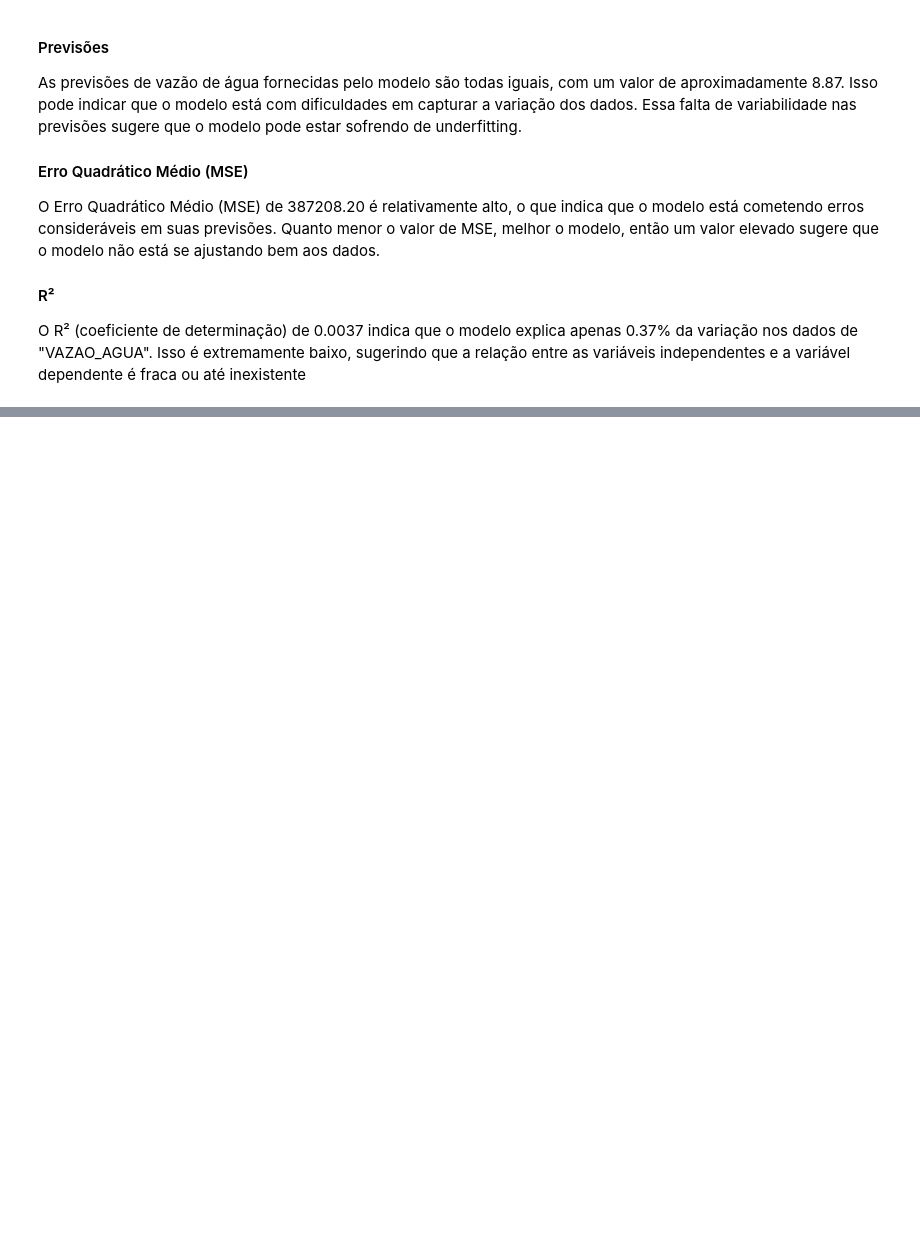
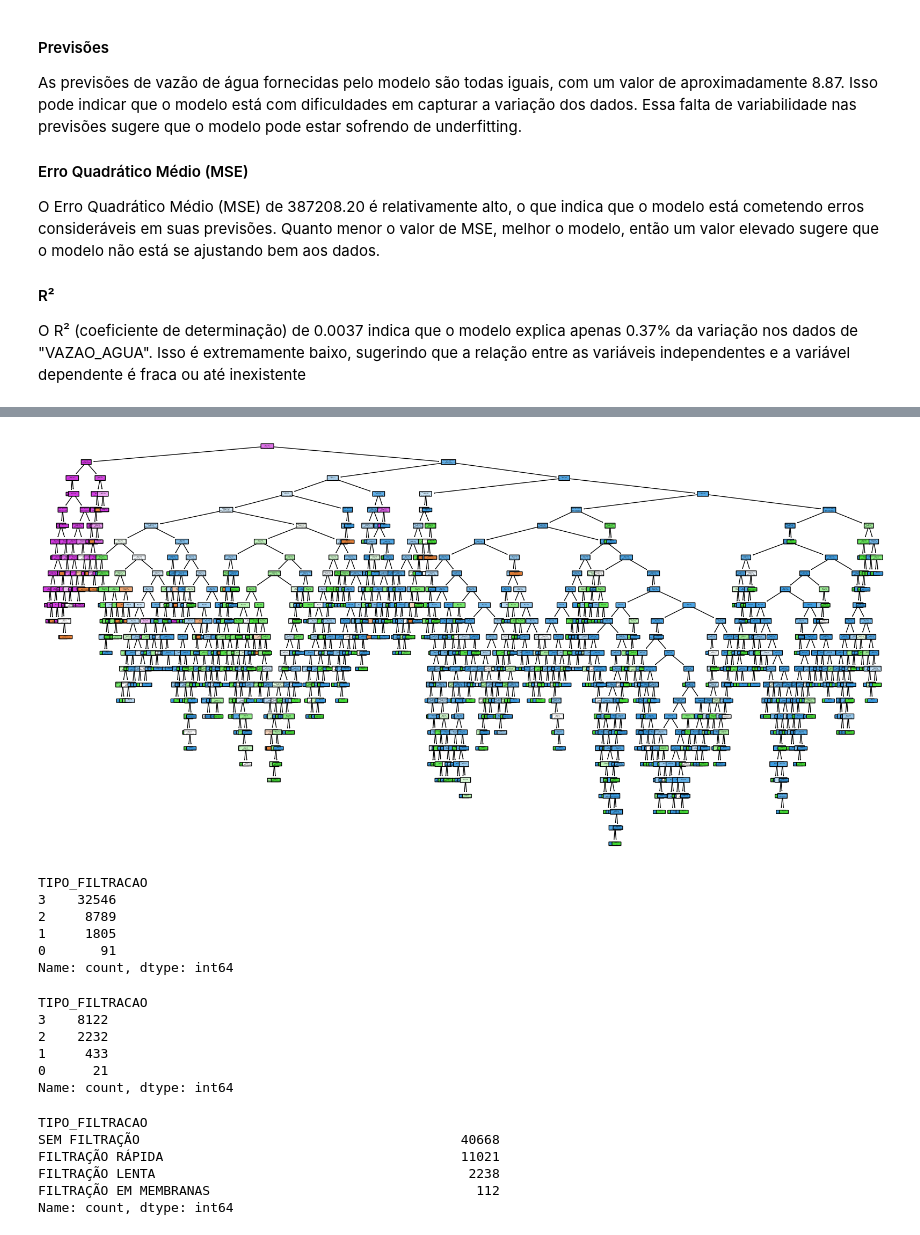
Before and after one commit to gabubits/TPTecDS, a Jupyter notebook: TPCheck2.ipynb, the cells around one changed output, grey strips where cells are left out. Drawn from its saved outputs; the diff is of its cells as text; code cells hidden in the pictures; blank space fills up the shorter version.

```diff
--- a/TPCheck2.ipynb
+++ b/TPCheck2.ipynb
@@ -483,3 +485,39 @@ O Erro Quadrático Médio (MSE) de 387208.20 é relativamente alto, o que indica
 
 #### R²
 O R² (coeficiente de determinação) de 0.0037 indica que o modelo explica apenas 0.37% da variação nos dados de "VAZAO_AGUA". Isso é extremamente baixo, sugerindo que a relação entre as variáveis independentes e a variável dependente é fraca ou até inexistente
+# %%
+import pandas as pd
+from sklearn.model_selection import train_test_split
+from sklearn.tree import DecisionTreeClassifier , plot_tree
+from sklearn.metrics import classification_report, accuracy_score
+
+
+# Carregar os dados
+df = pd.read_csv("trat_num.csv")
+
+# Remover colunas de identificação e variáveis numéricas indesejadas
+cols_to_drop = ["COD_IBGE", "TIPO_INST", "SIGLA_INST", "NOME_INST", "FORMA_ABASTEC",
+                "NOME_F_ABASTEC", "NOME_ETA", "ANO"]
+df = df.drop(columns=cols_to_drop)
+
+# Definir variáveis independentes (X) e dependente (y)
+X = df.drop(columns=["TIPO_FILTRACAO"])
+y = df["TIPO_FILTRACAO"]
+
+# Dividir em treino e teste
+X_train, X_test, y_train, y_test = train_test_split(X, y, test_size=0.2, random_state=42)
+
+# Criar e treinar o modelo
+clf = DecisionTreeClassifier(random_state=42)
+clf.fit(X_train, y_train)
+
+# Fazer previsões
+y_pred = clf.predict(X_test)
+
+# Avaliar o modelo
+accuracy = accuracy_score(y_test, y_pred)
+report = classification_report(y_test, y_pred)
+
+print(f"Acurácia: {accuracy:.2f}")
+print("Relatório de Classificação:")
+print(report)
@@ -485,0 +537,39 @@ O R² (coeficiente de determinação) de 0.0037 indica que o modelo explica apen
+# %%
+# Mostrar a árvore de decisão
+class_names = ["Filtração em Membranas", "Filtração Lenta", "Filtração Rápida", "Sem Filtração"]
+
+plt.figure(figsize=(20, 10))
+plot_tree(clf, filled=True, feature_names=X.columns, class_names=class_names, rounded=True)
+plt.show()
+# %% [output]
+[figure, added]
+# %%
+contagem = y_train.value_counts()
+print(contagem)
+# %% [output]
+TIPO_FILTRACAO
+3    32546
+2     8789
+1     1805
+0       91
+Name: count, dtype: int64
+# %%
+contagem = y_test.value_counts()
+print(contagem)
+# %% [output]
+TIPO_FILTRACAO
+3    8122
+2    2232
+1     433
+0      21
+Name: count, dtype: int64
+# %%
+contagem = tratamento['TIPO_FILTRACAO'].value_counts()
+print(contagem)
+# %% [output]
+TIPO_FILTRACAO
+SEM FILTRAÇÃO                                         40668
+FILTRAÇÃO RÁPIDA                                      11021
+FILTRAÇÃO LENTA                                        2238
+FILTRAÇÃO EM MEMBRANAS                                  112
+Name: count, dtype: int64
```
Also changed, not shown: parts of 4 cells of this notebook.
